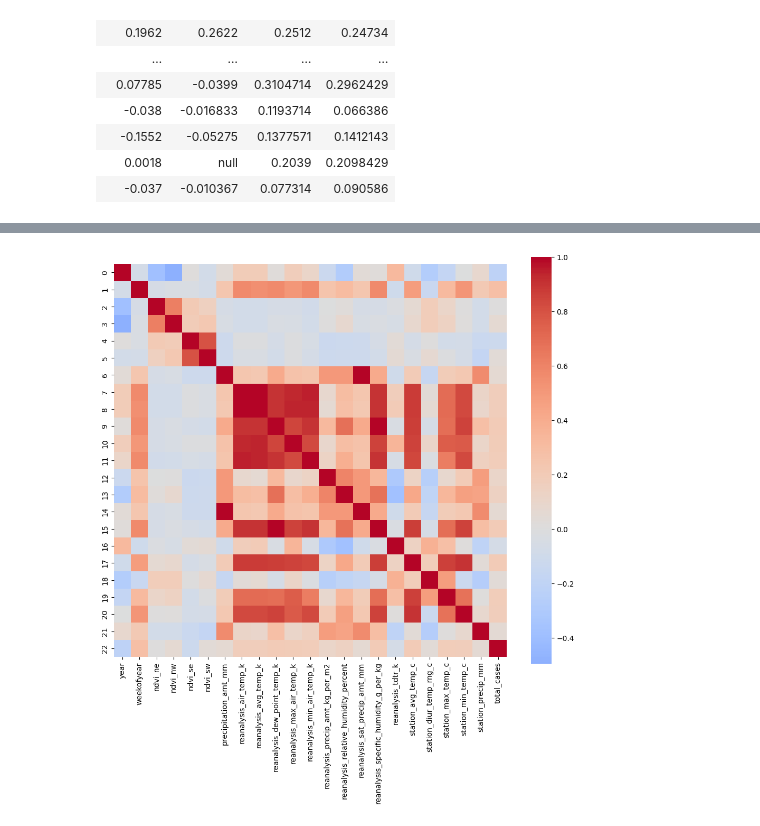
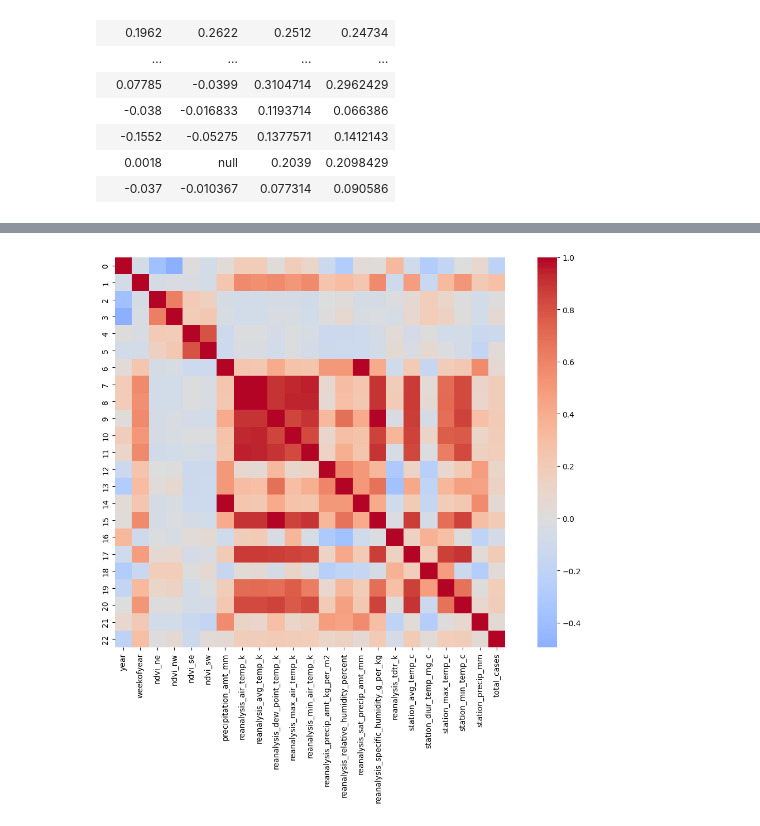
Before and after one commit to shivamnsingh/DengAi, a Jupyter notebook: code.ipynb, the cells around one changed output, grey strips where cells are left out. Drawn from its saved outputs; the diff is of its cells as text; code cells hidden in the pictures.

```diff
--- a/code.ipynb
+++ b/code.ipynb
@@ -130,6 +130,17 @@ sj_df = sj_df.with_columns(
       .fill_null(strategy="forward")
       .fill_null(strategy="backward")
 )
+# %%
+cols = [
+    "precipitation_amt_mm",
+    "reanalysis_precip_amt_kg_per_m2",
+    "reanalysis_sat_precip_amt_mm",
+    "station_precip_mm",
+]
+
+sj_df = sj_df.with_columns(
+    [pl.col(c).fill_null(strategy="forward") for c in cols]
+)
 # %%
 sj_df.null_count()
 # %% [output]
@@ -137,3 +148,7 @@ shape: (1, 24)
 | city | year | weekofyear | ndvi_ne | ndvi_nw | ndvi_se | ndvi_sw | precipitation_amt_mm | reanalysis_air_temp_k | ... |
 | u32 | u32 | u32 | u32 | u32 | u32 | u32 | u32 | u32 | ... |
 | 0 | 0 | 0 | 0 | 0 | 0 | 0 | 0 | 0 | ... |
+# %%
+import polars.selectors as cs
+corr_matrix = sj_df.select(cs.numeric()).corr()
+print(corr_matrix)
@@ -140,12 +176,15 @@ shape: (1, 24)
 # %%
+import seaborn as sns
+import matplotlib.pyplot as plt
+
 plt.figure(figsize=(12, 10))
 sns.heatmap(
     corr_matrix.to_pandas(),
     cmap="coolwarm",
     center=0,
     square=True
 )
-
+plt.tight_layout()
 plt.show()
 # %% [output]
-[figure, old version]
+[figure, new version]
```
Also changed, not shown: parts of 3 cells of this notebook.
